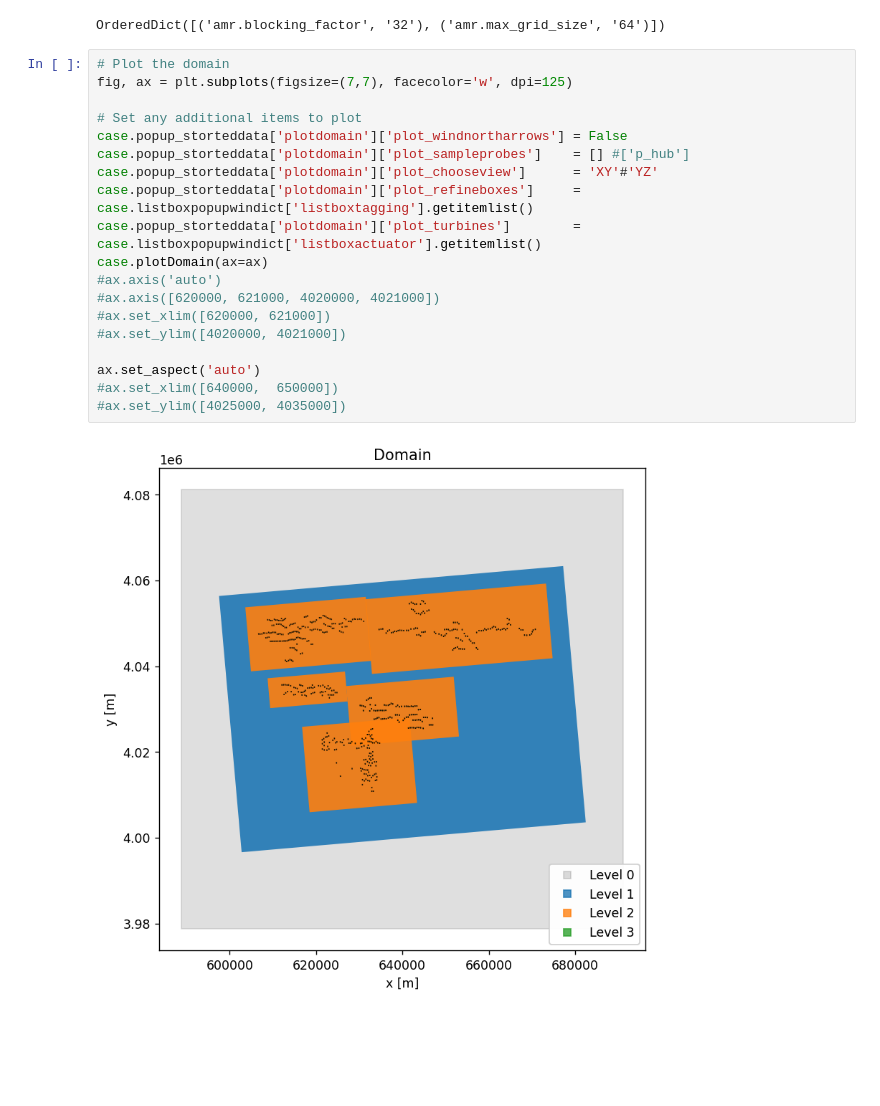
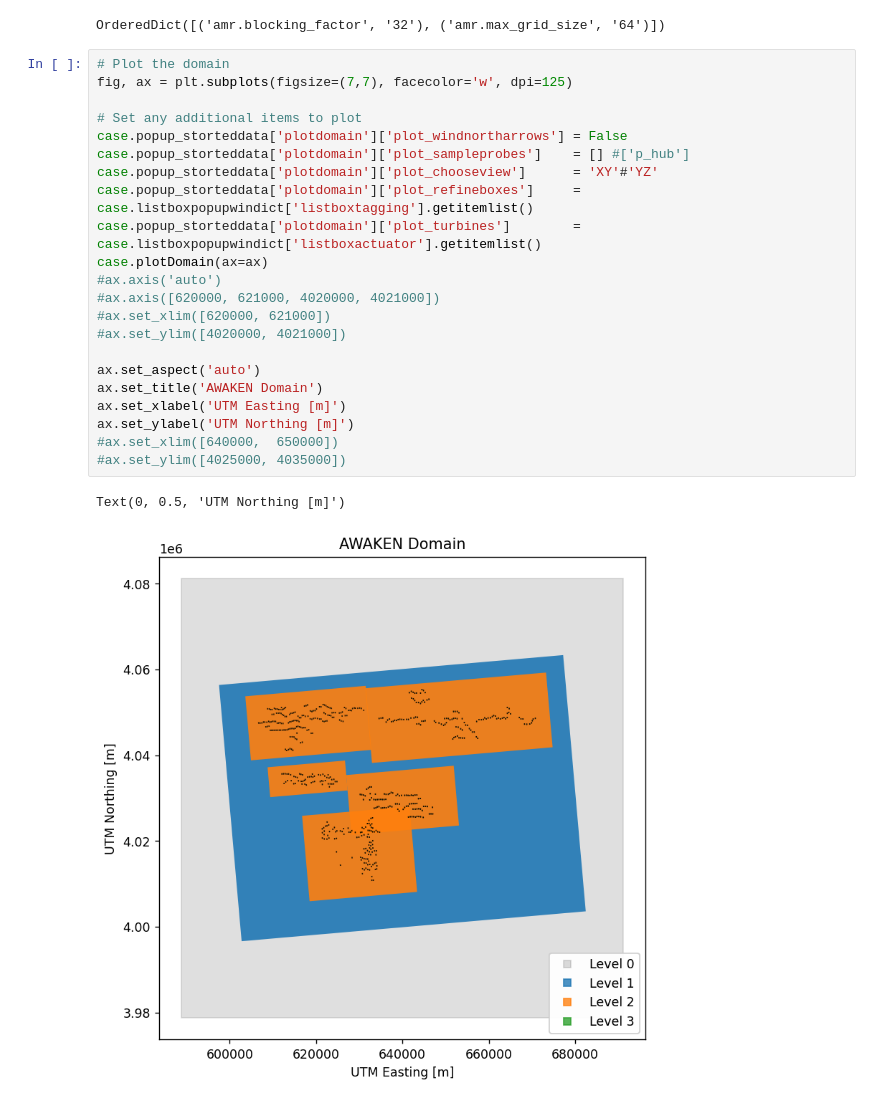
Before and after one commit to lawrenceccheung/AWAKEN_summit_setup, a Jupyter notebook: UnstableABL_farmrun1/PlotDomain.ipynb, the cells around one changed output. Saved outputs shown, nothing was run; the diff lists cells and outputs as text; blank space fills up the shorter version.

```diff
--- a/UnstableABL_farmrun1/PlotDomain.ipynb
+++ b/UnstableABL_farmrun1/PlotDomain.ipynb
@@ -45,21 +46,25 @@ OrderedDict([('amr.blocking_factor', '32'), ('amr.max_grid_size', '64')])
 # %%
 # Plot the domain
 fig, ax = plt.subplots(figsize=(7,7), facecolor='w', dpi=125)
 
 # Set any additional items to plot
 case.popup_storteddata['plotdomain']['plot_windnortharrows'] = False
 case.popup_storteddata['plotdomain']['plot_sampleprobes']    = [] #['p_hub']
 case.popup_storteddata['plotdomain']['plot_chooseview']      = 'XY'#'YZ'
 case.popup_storteddata['plotdomain']['plot_refineboxes']     = case.listboxpopupwindict['listboxtagging'].getitemlist()
 case.popup_storteddata['plotdomain']['plot_turbines']        = case.listboxpopupwindict['listboxactuator'].getitemlist()
 case.plotDomain(ax=ax)
 #ax.axis('auto')
 #ax.axis([620000, 621000, 4020000, 4021000])
 #ax.set_xlim([620000, 621000])
 #ax.set_ylim([4020000, 4021000])
 
 ax.set_aspect('auto')
+ax.set_title('AWAKEN Domain')
+ax.set_xlabel('UTM Easting [m]')
+ax.set_ylabel('UTM Northing [m]')
 #ax.set_xlim([640000,  650000])
 #ax.set_ylim([4025000, 4035000])
 # %% [output]
+Text(0, 0.5, 'UTM Northing [m]')
-[figure, old version]
+[figure, new version]
```
Also changed, not shown: parts of 9 cells of this notebook.
